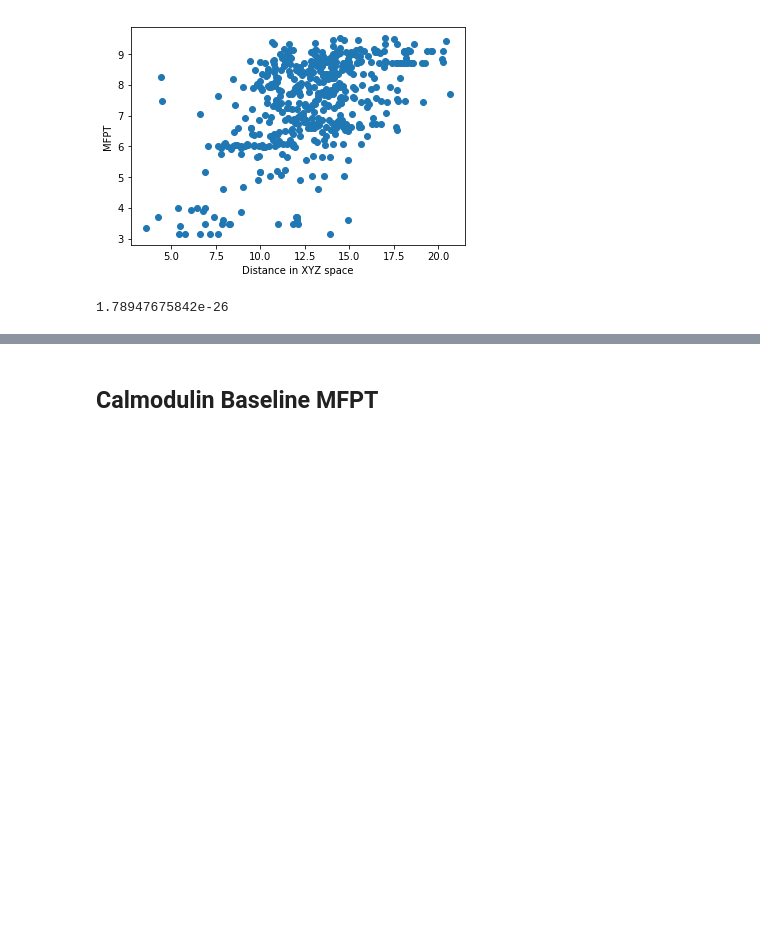
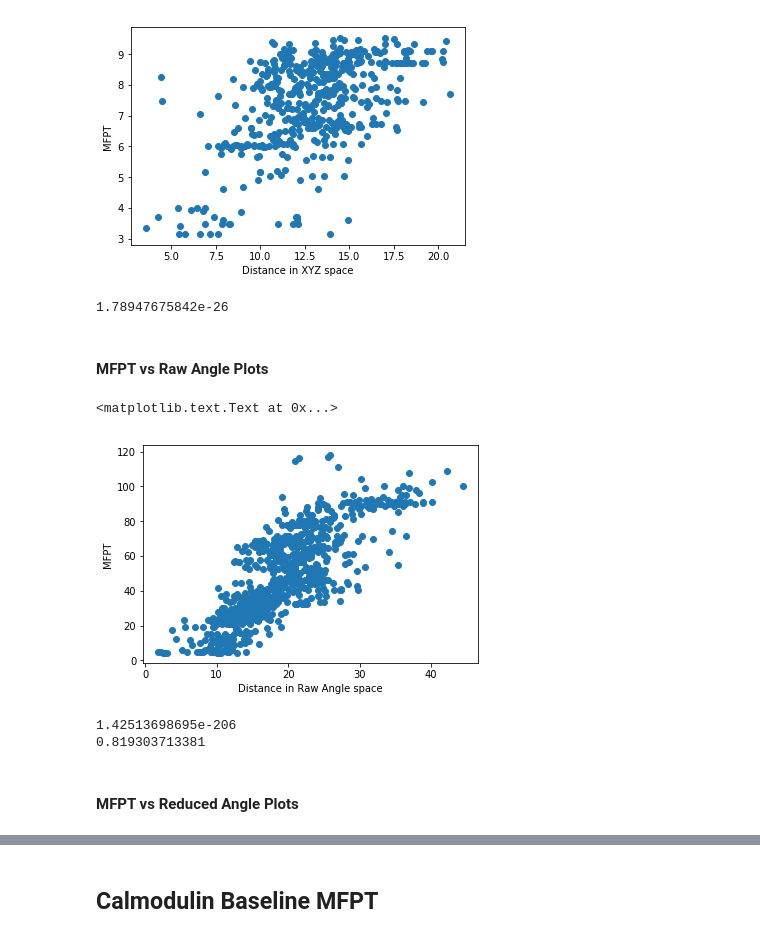
Before and after one commit to alenkran/Protein_Dynamics_TJ, a Jupyter notebook: MSM_Builder_Test/Baseline Analysis.ipynb, the cells around one changed output, grey strips where cells are left out. Drawn from its saved outputs; the diff is of its cells as text; code cells hidden in the pictures; blank space fills up the shorter version.

```diff
--- a/MSM_Builder_Test/Baseline Analysis.ipynb
+++ b/MSM_Builder_Test/Baseline Analysis.ipynb
@@ -23,8 +23,8 @@ from scipy import stats
 # %%
 # Base path for all files
 #base = 'C:\Users\MinCheol\Documents\TJ_data'
-base = 'C:\\Users\\minch_000\\Documents\\TJ_data'
-#base = 'C:\\Users\\Christian\Documents\\GitHub\\Protein_Dynamics_TJ\\MSM_Builder_Test\\Sherlock_Data'
+#base = 'C:\\Users\\minch_000\\Documents\\TJ_data'
+base = 'C:\\Users\\Christian\Documents\\GitHub\\Protein_Dynamics_TJ\\MSM_Builder_Test\\PC_Data'
 # %% [markdown]
 ## FsPeptide Baseline MFPT
 # %% [markdown]
@@ -65,2 +68,45 @@ print(p_value)
 # %% [output]
 1.78947675842e-26
+# %% [markdown]
+#### MFPT vs Raw Angle Plots
+# %%
+# import the msm, raw XYZ coordinates, and the cluster assignments
+fs_msm = msmUtils.load(base + '\\fspeptide\\sim_datasets\\msm.pkl')
+X = np.loadtxt(base + '\\fspeptide\sim_datasets\\raw_angle_15000.csv', delimiter=',')
+sample_cluster_assignments = np.loadtxt(base + '\\fspeptide\sim_datasets\sample_cluster_assignment_15000.csv', delimiter=',')
+
+# Collect MFPT
+fs_mfpt_matrix = (mfpts(fs_msm) + mfpts(fs_msm).T)/2
+# %%
+# Parameters for MFPT plots
+num_frames = X.shape[0]
+num_points = 500
+
+# Clean up inf and NaN
+index_to_del = []
+for i in range(0, len(distances)):
+    if distances[i] == np.inf:
+        index_to_del.append(i)
+    if np.isnan(distances[i]):
+        index_to_del.append(i)
+
+for idx in range(len(index_to_del)):
+    del distances[index_to_del[-idx-1]]
+    del mfpt_times[index_to_del[-idx-1]]
+
+plt.figure()
+plt.scatter(np.array(distances), np.sqrt(np.array(mfpt_times)))
+plt.xlabel('Distance in Raw Angle space')
+plt.ylabel('MFPT')
+# %% [output]
+<matplotlib.text.Text at 0x...>
+[figure, added]
+# %%
+slope, intercept, r_value, p_value, std_err = stats.linregress(np.array(distances),(np.sqrt(np.array(mfpt_times))))
+print(p_value)
+print(r_value)
+# %% [output]
+1.42513698695e-206
+0.819303713381
+# %% [markdown]
+#### MFPT vs Reduced Angle Plots
```
Also changed, not shown: parts of 16 cells of this notebook, 4 other files.
